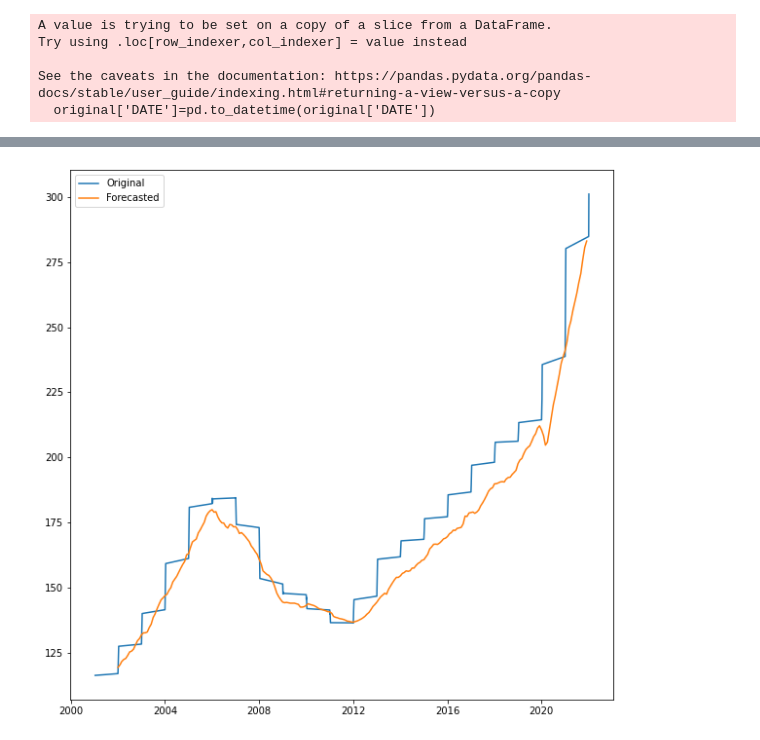
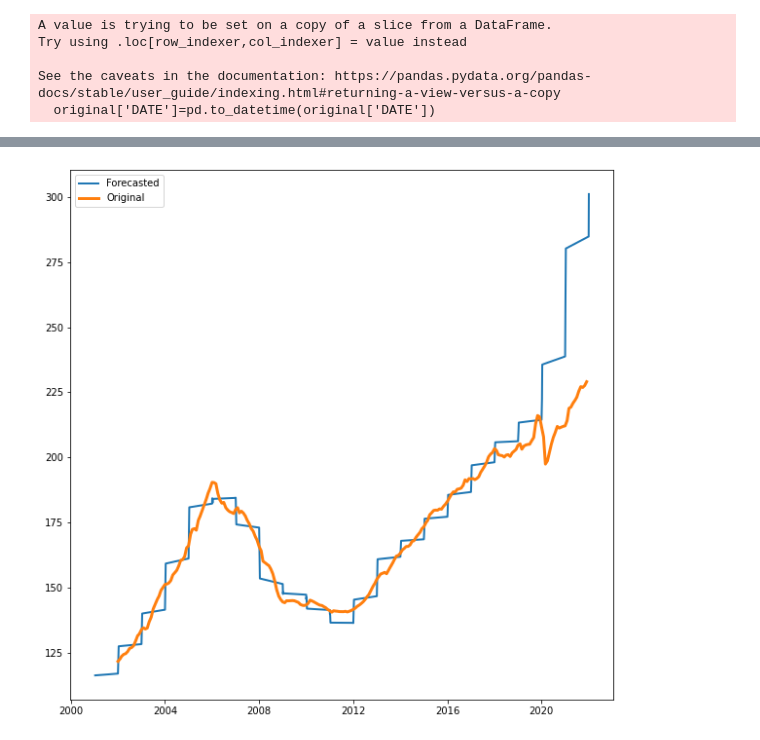
Before and after one commit to shsagnik/Multivariate-Time-Series-forecasting-using-LSTM, a Jupyter notebook: HousePriceForecasting.ipynb, the cells around one changed output, grey strips where cells are left out. Drawn from its saved outputs; the diff is of its cells as text; code cells hidden in the pictures.

```diff
--- a/HousePriceForecasting.ipynb
+++ b/HousePriceForecasting.ipynb
@@ -959 +1033,3 @@ mergedRes
 424 rows × 15 columns
+# %%
+mergedRes.set_index(mergedRes['DATE'], inplace=True)
@@ -961,7 +1054,7 @@ mergedRes
 mergedRes.rename(columns = {'Value':'Population'}, inplace = True)
 # %%
 mergedRes
-mergedRes = mergedRes[['DATE','PRICES','Population', 'Mortgage Interest Rates', 'RENT', 'US HOUSING STARTS', 'FEDFUNDS', 'MORTGAGE RATES', 'Inflation Rates', 'index', 'Gross domestic product', 'Foreclosures', 'Equity Percentage', 'Delinquency Rate', 'Households DEBT']]
+mergedRes = mergedRes[['DATE','PRICES','Population', 'Mortgage Interest Rates', 'RENT', 'US HOUSING STARTS', 'FEDFUNDS', 'MORTGAGE RATES', 'Inflation Rates', 'Gross domestic product', 'Foreclosures', 'Equity Percentage', 'Delinquency Rate', 'Households DEBT']]
 # %%
 mergedRes
 # %% [output]
@@ -1042,7 +1161,7 @@ trainY shape == (419, 1).
 model = Sequential()
 model.add(LSTM(64, activation='relu', input_shape=(trainX.shape[1], trainX.shape[2]), return_sequences=True))
 model.add(LSTM(32, activation='relu', return_sequences=False))
-model.add(Dropout(0.3))
+model.add(Dropout(0.25))
 model.add(Dense(trainY.shape[1]))
 
 model.compile(optimizer='adam', loss='mse')
@@ -1069,5 +1188,5 @@ _________________________________________________________________
 To enable them in other operations, rebuild TensorFlow with the appropriate compiler flags.
 # %%
 # fit the model
-history = model.fit(trainX, trainY, epochs=20, batch_size=16, validation_split=0.3, verbose=1)
+history = model.fit(trainX, trainY, epochs=18, batch_size=16, validation_split=0.2, verbose=1)
 # %% [output]
@@ -1193,8 +1312,8 @@ df_forecast
 # %%
 plt.figure(figsize=(10,10))
 plt.plot(original['DATE'], original['PRICES'])
 plt.plot(df_forecast['DATE'], df_forecast['PRICES'])
-plt.legend(['Original', 'Forecasted'], prop={'size':10})
+plt.legend(['Forecasted','Original'], prop={'size':10})
 plt.show()
 # %% [output]
-[figure, old version]
+[figure, new version]
```
Also changed, not shown: parts of 22 cells of this notebook.
